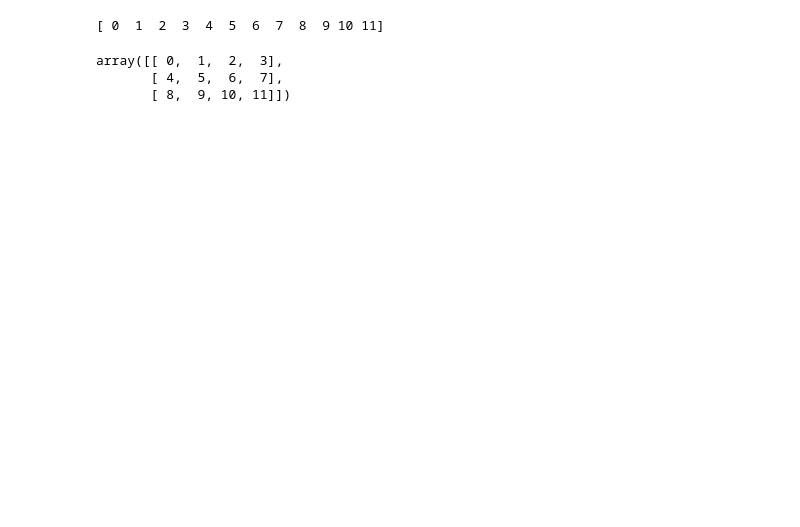
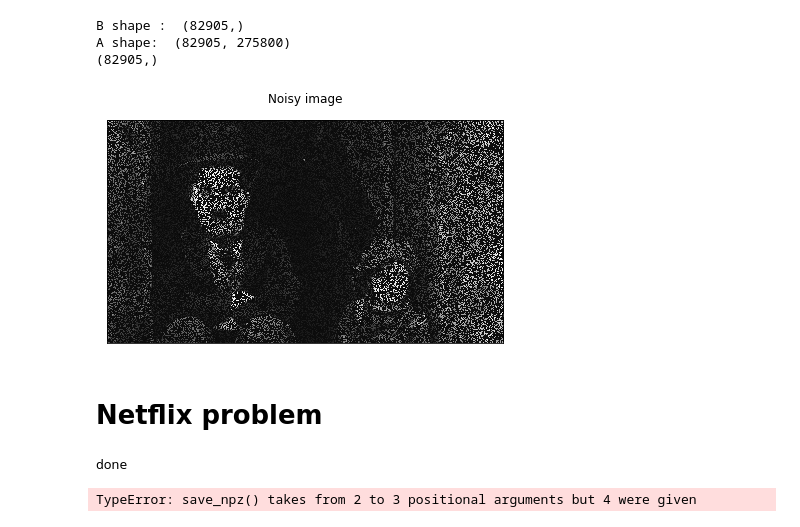
Before and after one commit to uprestel/Matrix-Completion, a Jupyter notebook: project.ipynb, the cells around one changed output. Cells and saved outputs as stored; diff of their text form; code cells hidden in the pictures; blank space fills up the shorter version.

```diff
--- a/project.ipynb
+++ b/project.ipynb
@@ -146,10 +174,0 @@ draw(rec)
-# %%
-r = np.arange(0,12)
-print(r)
-
-r.reshape(3,4)
-# %% [output]
-[ 0  1  2  3  4  5  6  7  8  9 10 11]
-array([[ 0,  1,  2,  3],
-       [ 4,  5,  6,  7],
-       [ 8,  9, 10, 11]])
@@ -155,0 +267,28 @@ array([[ 0,  1,  2,  3],
+# %%
+# get the values and the indexes of the known entries
+omegaval = np.where(mask!=0)
+omega = np.argwhere(mask!=0)
+m, n = A_noisy.shape
+
+# define the unidimensional vector B with the known entries
+B = A_noisy[omegaval]
+# sanity check
+print ("B shape : ", B.shape)
+# construct the matrix A, that encodes the known entries
+A = construct_A(omega, m, n)
+# sanity check
+print ("A shape: ", A.shape)
+
+# plot the noisy image
+draw(A_noisy, m, n, "Noisy image")
+# run the DRS algorithm
+rec = DRS(A, m, n, iterations = 1000, gamma = 20)
+# plot the reconstructed image
+draw(rec, m, n, "Reconstructed image")
+# %% [output]
+B shape :  (82905,)
+A shape:  (82905, 275800)
+(82905,)
+[figure, added]
+# %% [markdown]
+# Netflix problem
@@ -155,0 +387,23 @@ array([[ 0,  1,  2,  3],
+# %%
+notebook_path = os.getcwd()
+data_path = os.path.join(notebook_path, "download/training_set.tar")
+
+# To make the optimization a bit more feasible, we restrict our matrix size,
+# we restrict ourselves to a range of MovieIDs and CustomerIDs
+
+movie_id_range = (200, 1200)
+customer_id_range = (2000, int(2649429./700))
+
+B_sparse, mask, customer_id_mapping = get_netflix_matrix(data_path, movie_id_range, customer_id_range)
+
+
+print("done")
+# %% [output]
+done
+# %%
+import scipy
+#scipy.sparse.save_npz('./netflix_matrix.npz', B_sparse)
+
+scipy.savez(
+# %% [output]
+TypeError: save_npz() takes from 2 to 3 positional arguments but 4 were given
```
Also changed, not shown: parts of 11 cells of this notebook, 1 other file.
